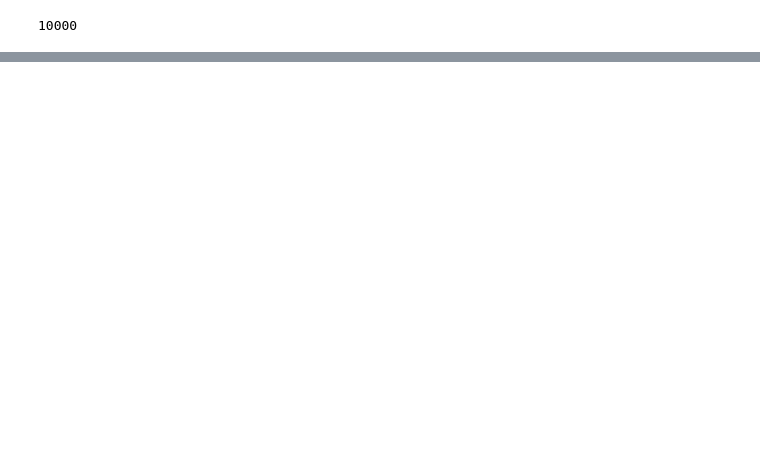
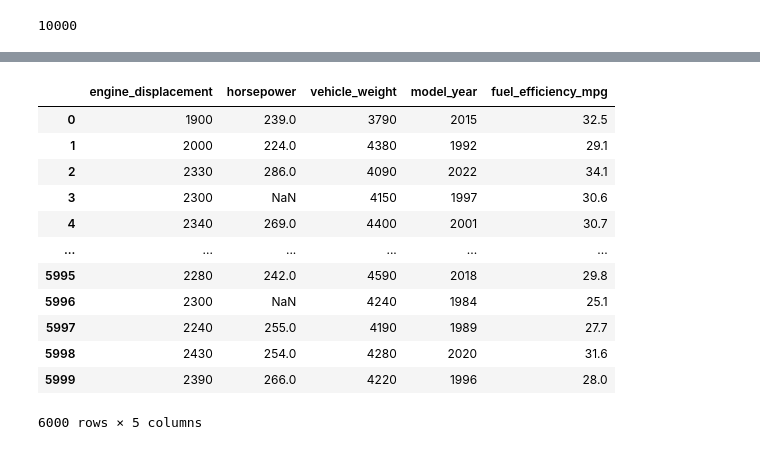
Before and after one commit to william-kambi/machine--learning-zoomcamp, a Jupyter notebook: 02-regression/homework-regression/homework2.ipynb, the cells around one changed output, grey strips where cells are left out. Drawn from its saved outputs; the diff is of its cells as text; code cells hidden in the pictures; blank space fills up the shorter version.

```diff
--- a/02-regression/homework-regression/homework2.ipynb
+++ b/02-regression/homework-regression/homework2.ipynb
@@ -37,0 +68,6 @@ df.head()
+# %%
+# Q3
+n = len(df)
+n_val = int(n * 0.2)
+n_test = int(n * 0.2)
+n_train = n - n_val - n_test
@@ -37,0 +78,8 @@ df.head()
+# %%
+np.random.seed(42)
+idx = np.arange(n)
+np.random.shuffle(idx)
+# %%
+df_train = df.iloc[idx[:n_train]]
+df_val = df.iloc[idx[n_train:n_train + n_val]]
+df_test = df.iloc[idx[n_train + n_val:]]
@@ -37,0 +105,20 @@ df.head()
+# %%
+df_train = df_train.reset_index(drop=True)
+df_val = df_val.reset_index(drop=True)
+df_test = df_test.reset_index(drop=True)
+# %%
+df_train
+# %% [output]
+|  | engine_displacement | horsepower | vehicle_weight | model_year | fuel_efficiency_mpg |
+| 0 | 1900 | 239.0 | 3790 | 2015 | 32.5 |
+| 1 | 2000 | 224.0 | 4380 | 1992 | 29.1 |
+| 2 | 2330 | 286.0 | 4090 | 2022 | 34.1 |
+| 3 | 2300 | NaN | 4150 | 1997 | 30.6 |
+| 4 | 2340 | 269.0 | 4400 | 2001 | 30.7 |
+| ... | ... | ... | ... | ... | ... |
+| 5995 | 2280 | 242.0 | 4590 | 2018 | 29.8 |
+| 5996 | 2300 | NaN | 4240 | 1984 | 25.1 |
+| 5997 | 2240 | 255.0 | 4190 | 1989 | 27.7 |
+| 5998 | 2430 | 254.0 | 4280 | 2020 | 31.6 |
+| 5999 | 2390 | 266.0 | 4220 | 1996 | 28.0 |
+6000 rows × 5 columns
```
Also changed, not shown: parts of 46 cells of this notebook.
